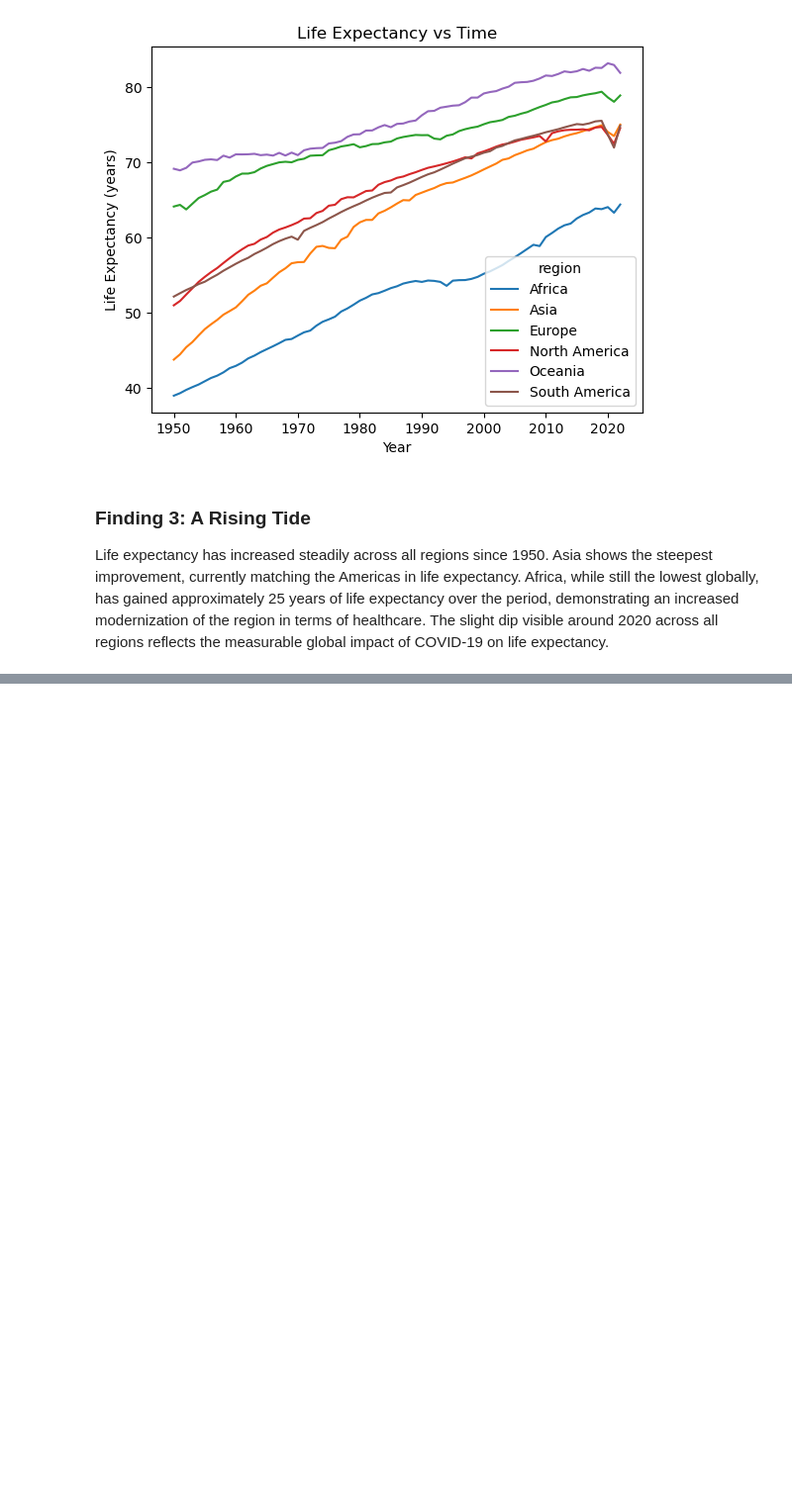
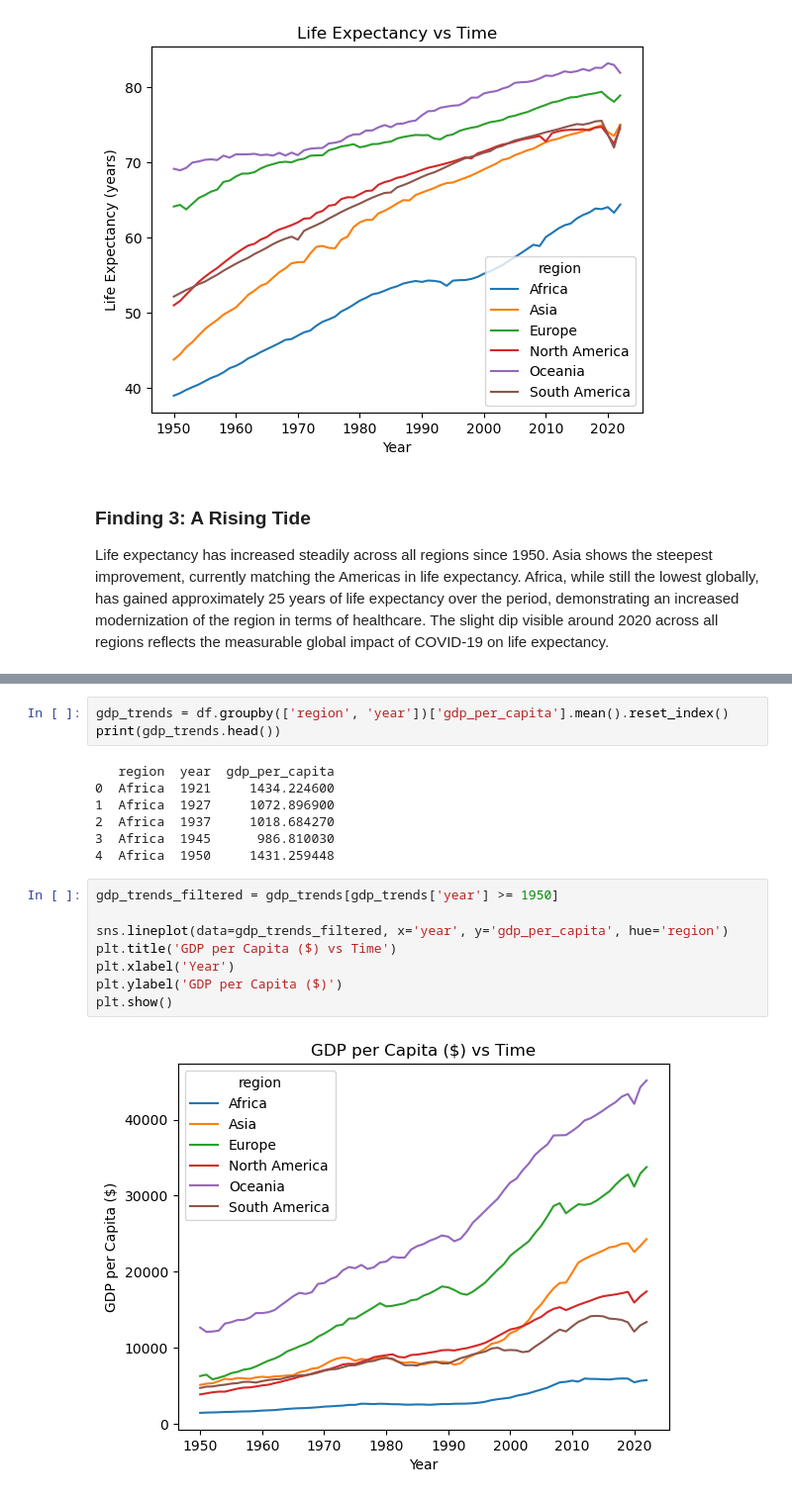
Before and after one commit to dariusalo/Life_Expectancy_GDP, a Jupyter notebook: life_expectancy_gdp_analysis.ipynb, the cells around one changed output, grey strips where cells are left out. Shown at 99% size. Saved outputs shown, nothing was run; the diff lists cells and outputs as text; blank space fills up the shorter version.

Commit message:
Add GDP time analysis chart and finding 4

```diff
--- a/life_expectancy_gdp_analysis.ipynb
+++ b/life_expectancy_gdp_analysis.ipynb
@@ -174,0 +179,20 @@ measurable global impact of COVID-19 on life expectancy.
+# %%
+gdp_trends = df.groupby(['region', 'year'])['gdp_per_capita'].mean().reset_index()
+print(gdp_trends.head())
+# %% [output]
+   region  year  gdp_per_capita
+0  Africa  1921     1434.224600
+1  Africa  1927     1072.896900
+2  Africa  1937     1018.684270
+3  Africa  1945      986.810030
+4  Africa  1950     1431.259448
+# %%
+gdp_trends_filtered = gdp_trends[gdp_trends['year'] >= 1950]
+
+sns.lineplot(data=gdp_trends_filtered, x='year', y='gdp_per_capita', hue='region')
+plt.title('GDP per Capita ($) vs Time')
+plt.xlabel('Year')
+plt.ylabel('GDP per Capita ($)')
+plt.show()
+# %% [output]
+[figure, added]
```
Also changed, not shown: parts of 4 cells of this notebook.
